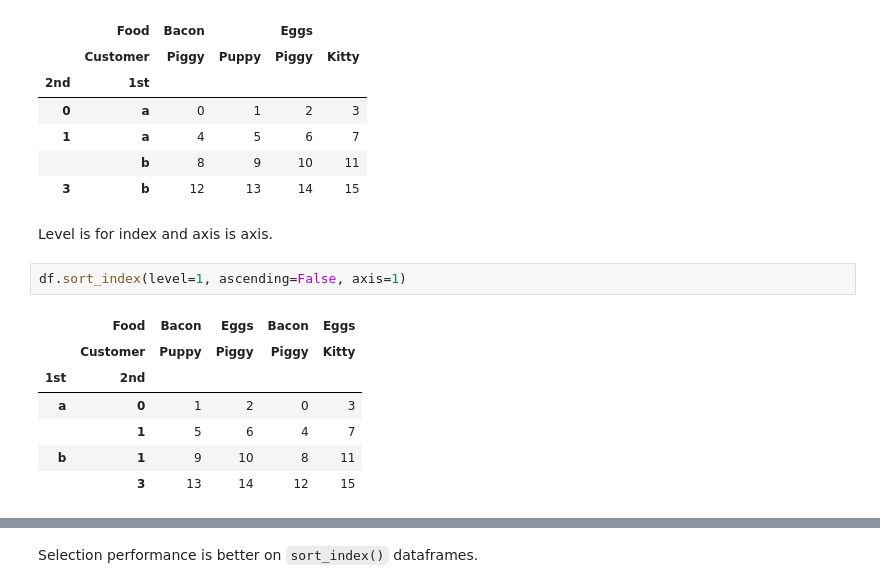
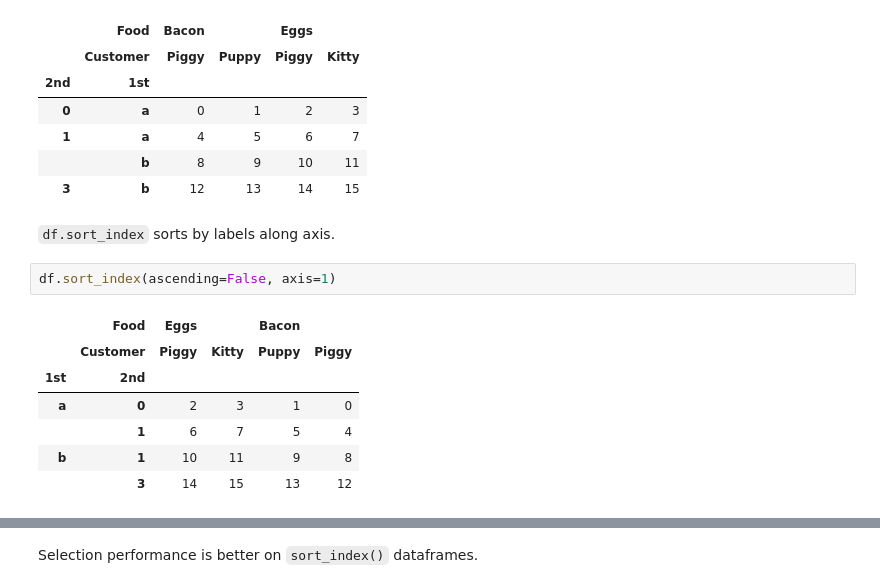
Before and after one commit to galopyz/goldfish, a Jupyter notebook: python_for_data_analysis/04_data_wrangling.ipynb, the cells around one changed output, grey strips where cells are left out. Drawn from its saved outputs; the diff is of its cells as text.

```diff
--- a/python_for_data_analysis/04_data_wrangling.ipynb
+++ b/python_for_data_analysis/04_data_wrangling.ipynb
@@ -161,15 +173,15 @@ df.swaplevel()
 | 1 | a | 4 | 5 | 6 | 7 |
 |  | b | 8 | 9 | 10 | 11 |
 | 3 | b | 12 | 13 | 14 | 15 |
-# %% [markdown]
-Level is for index and axis is axis.
+# %% [markdown]
+`df.sort_index` sorts by labels along axis.
 # %%
-df.sort_index(level=1, ascending=False, axis=1)
+df.sort_index(ascending=False, axis=1)
 # %% [output]
-|  | Food | Bacon | Eggs | Bacon | Eggs |
-|  | Customer | Puppy | Piggy | Piggy | Kitty |
+|  | Food | Eggs |  | Bacon |  |
+|  | Customer | Piggy | Kitty | Puppy | Piggy |
 | 1st | 2nd |  |  |  |  |
-| a | 0 | 1 | 2 | 0 | 3 |
-|  | 1 | 5 | 6 | 4 | 7 |
-| b | 1 | 9 | 10 | 8 | 11 |
-|  | 3 | 13 | 14 | 12 | 15 |
+| a | 0 | 2 | 3 | 1 | 0 |
+|  | 1 | 6 | 7 | 5 | 4 |
+| b | 1 | 10 | 11 | 9 | 8 |
+|  | 3 | 14 | 15 | 13 | 12 |
```
Also changed, not shown: parts of 92 cells of this notebook, 1 other file.
